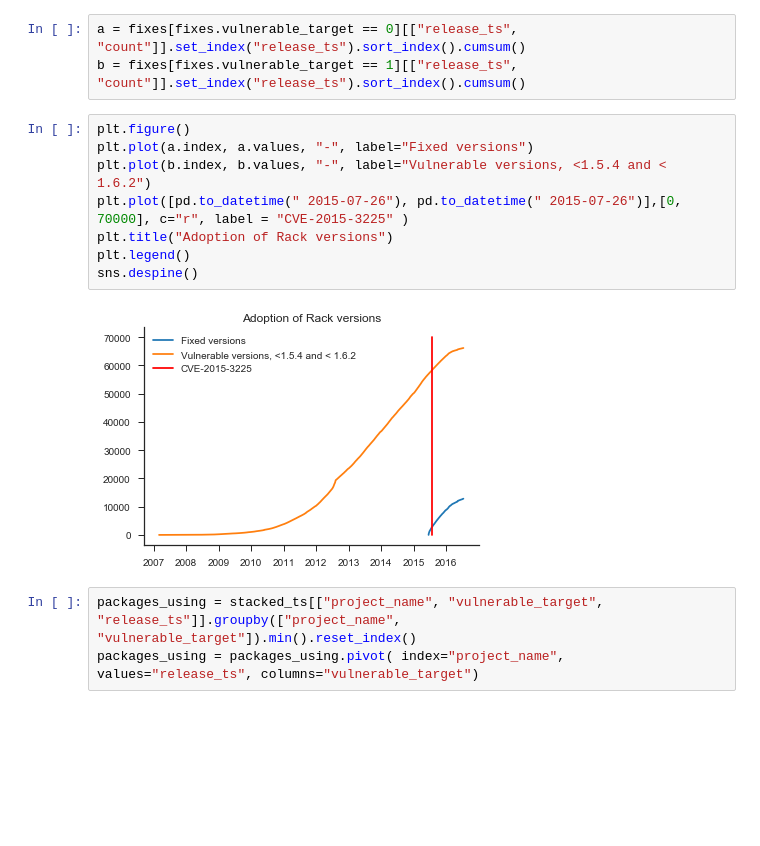
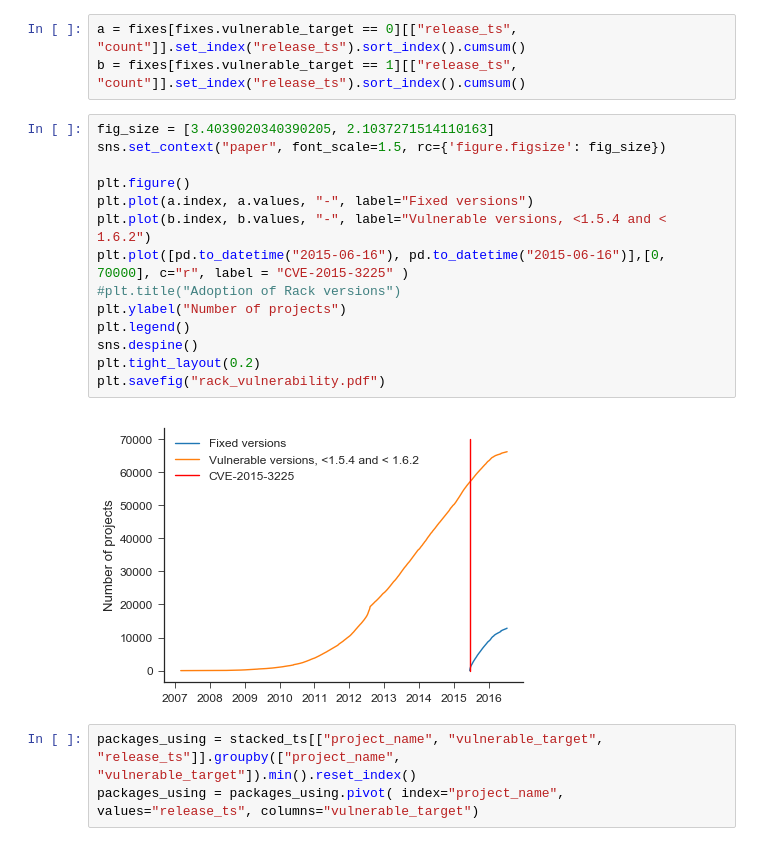
Before and after one commit to riivo/package-dependency-networks, a Jupyter notebook: scripts/rack_vuln.ipynb, the cells around one changed output. Cells and saved outputs as stored; diff of their text form; blank space fills up the shorter version.

Commit message:
updated figure to correct cve date

```diff
--- a/scripts/rack_vuln.ipynb
+++ b/scripts/rack_vuln.ipynb
@@ -102,15 +102,21 @@ fixes.loc[:, "count"] = 1
 a = fixes[fixes.vulnerable_target == 0][["release_ts", "count"]].set_index("release_ts").sort_index().cumsum()
 b = fixes[fixes.vulnerable_target == 1][["release_ts", "count"]].set_index("release_ts").sort_index().cumsum()
 # %%
+fig_size = [3.4039020340390205, 2.1037271514110163]
+sns.set_context("paper", font_scale=1.5, rc={'figure.figsize': fig_size})
+
 plt.figure()
 plt.plot(a.index, a.values, "-", label="Fixed versions")
 plt.plot(b.index, b.values, "-", label="Vulnerable versions, <1.5.4 and < 1.6.2")
-plt.plot([pd.to_datetime(" 2015-07-26"), pd.to_datetime(" 2015-07-26")],[0, 70000], c="r", label = "CVE-2015-3225" )
-plt.title("Adoption of Rack versions")
+plt.plot([pd.to_datetime("2015-06-16"), pd.to_datetime("2015-06-16")],[0, 70000], c="r", label = "CVE-2015-3225" )
+#plt.title("Adoption of Rack versions")
+plt.ylabel("Number of projects")
 plt.legend()
 sns.despine()
+plt.tight_layout(0.2)
+plt.savefig("rack_vulnerability.pdf")
 # %% [output]
-[figure, old version]
+[figure, new version]
 # %%
 packages_using = stacked_ts[["project_name", "vulnerable_target", "release_ts"]].groupby(["project_name", "vulnerable_target"]).min().reset_index()
 packages_using = packages_using.pivot( index="project_name", values="release_ts", columns="vulnerable_target")
```
